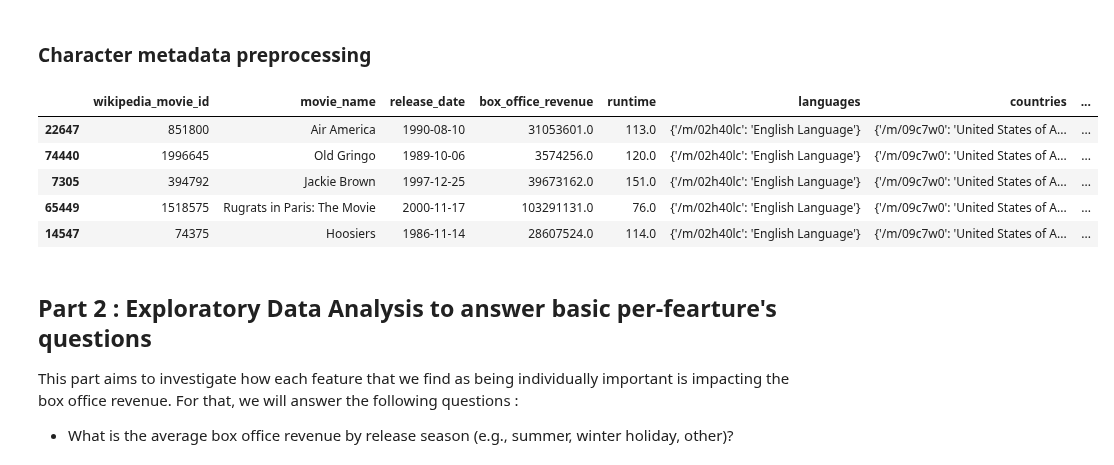
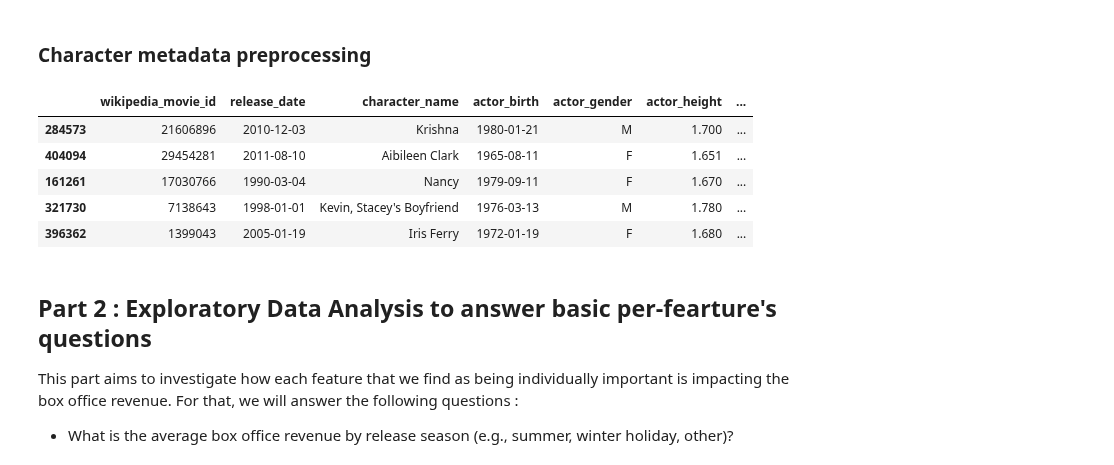
Before and after one commit to epfl-ada/ada-2024-project-awesometeam2024, a Jupyter notebook: results.ipynb, the cells around one changed output. Saved outputs shown, nothing was run; the diff lists cells and outputs as text; code cells hidden in the pictures.

Commit message:
character metadata preprocessing fix

```diff
--- a/results.ipynb
+++ b/results.ipynb
@@ -216,32 +216,31 @@ See the caveats in the documentation: https://pandas.pydata.org/pandas-docs/stab
 # %% [markdown]
 ### Character metadata preprocessing
 # %%
-# Removing freebase (deprecated)
-if 'freebase_movie_id' in df_movies.columns:
-    df_movies.drop(columns=['freebase_movie_id'], inplace=True)
-if 'freebase_character_actor_id' in df_movies.columns:
-    df_movies.drop(columns=['freebase_character_actor_id'], inplace=True)
-if 'freebase_character_id' in df_movies.columns:
-    df_movies.drop(columns=['freebase_character_id'], inplace=True)
-if 'freebase_actor_id' in df_movies.columns:
-    df_movies.drop(columns=['freebase_actor_id'], inplace=True)
+# Removing freebase (deprecated) TODO: actor_ethnicity is from freebase too, but might be useful ig
+if 'freebase_movie_id' in df_characters.columns:
+    df_characters.drop(columns=['freebase_movie_id'], inplace=True)
+if 'freebase_character_actor_id' in df_characters.columns:
+    df_characters.drop(columns=['freebase_character_actor_id'], inplace=True)
+if 'freebase_character_id' in df_characters.columns:
+    df_characters.drop(columns=['freebase_character_id'], inplace=True)
+if 'freebase_actor_id' in df_characters.columns:
+    df_characters.drop(columns=['freebase_actor_id'], inplace=True)
 
 # missing values
-df_movies = df_movies.dropna()
+df_characters = df_characters.dropna()
 
-# Extracting the language values for all rows
-df_movies['languages'] = df_movies['languages'].apply(data_utils.convert_to_dict)
-df_movies['countries'] = df_movies['countries'].apply(data_utils.convert_to_dict)
-df_movies['genres'] = df_movies['genres'].apply(data_utils.convert_to_dict)
+# Format release date
+df_characters['release_date'] = pd.to_datetime(df_characters['release_date'], errors='coerce')
+df_characters['actor_birth'] = pd.to_datetime(df_characters['actor_birth'], errors='coerce')
 
-df_movies.sample(5)
+df_characters.sample(5)
 # %% [output]
-|  | wikipedia_movie_id | movie_name | release_date | box_office_revenue | runtime | languages | countries | ... |
-| 22647 | 851800 | Air America | 1990-08-10 | 31053601.0 | 113.0 | {'/m/02h40lc': 'English Language'} | {'/m/09c7w0': 'United States of A... | ... |
-| 74440 | 1996645 | Old Gringo | 1989-10-06 | 3574256.0 | 120.0 | {'/m/02h40lc': 'English Language'} | {'/m/09c7w0': 'United States of A... | ... |
-| 7305 | 394792 | Jackie Brown | 1997-12-25 | 39673162.0 | 151.0 | {'/m/02h40lc': 'English Language'} | {'/m/09c7w0': 'United States of A... | ... |
-| 65449 | 1518575 | Rugrats in Paris: The Movie | 2000-11-17 | 103291131.0 | 76.0 | {'/m/02h40lc': 'English Language'} | {'/m/09c7w0': 'United States of A... | ... |
-| 14547 | 74375 | Hoosiers | 1986-11-14 | 28607524.0 | 114.0 | {'/m/02h40lc': 'English Language'} | {'/m/09c7w0': 'United States of A... | ... |
+|  | wikipedia_movie_id | release_date | character_name | actor_birth | actor_gender | actor_height | ... |
+| 284573 | 21606896 | 2010-12-03 | Krishna | 1980-01-21 | M | 1.700 | ... |
+| 404094 | 29454281 | 2011-08-10 | Aibileen Clark | 1965-08-11 | F | 1.651 | ... |
+| 161261 | 17030766 | 1990-03-04 | Nancy | 1979-09-11 | F | 1.670 | ... |
+| 321730 | 7138643 | 1998-01-01 | Kevin, Stacey's Boyfriend | 1976-03-13 | M | 1.780 | ... |
+| 396362 | 1399043 | 2005-01-19 | Iris Ferry | 1972-01-19 | F | 1.680 | ... |
 # %% [markdown]
 ## Part 2 : Exploratory Data Analysis to answer basic per-fearture's questions
 
```
Also changed, not shown: parts of 1 cell of this notebook.
